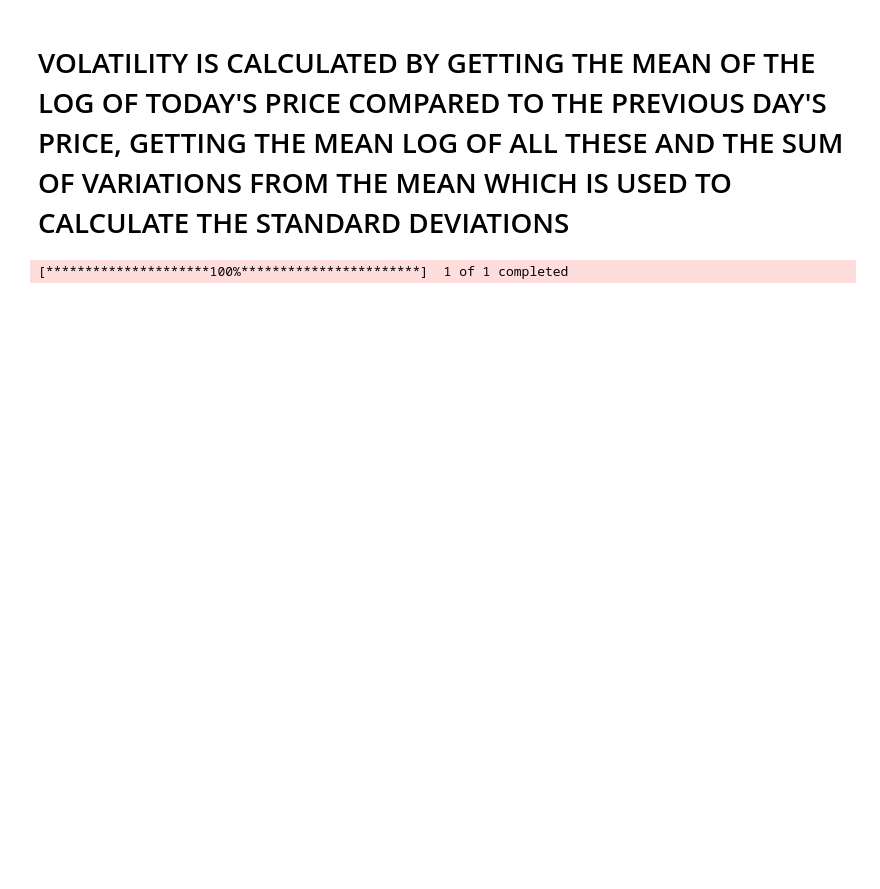
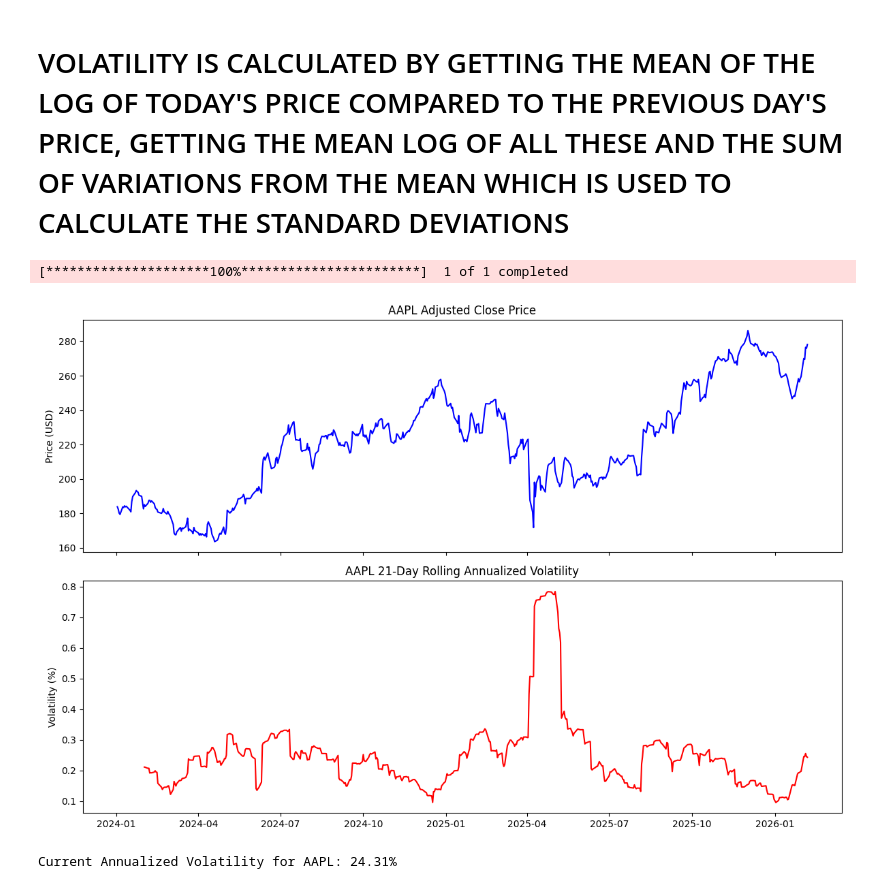
Before and after one commit to Storm00212/QUANT, a Jupyter notebook: Volatility_calculation.ipynb, the cells around one changed output. Saved outputs shown, nothing was run; the diff lists cells and outputs as text; code cells hidden in the pictures; blank space fills up the shorter version.

```diff
--- a/Volatility_calculation.ipynb
+++ b/Volatility_calculation.ipynb
@@ -45,3 +45,26 @@ data['Log_Ret'] = np.log(data['Close'] / data['Close'].shift(1))
 # We multiply by sqrt(252) to annualize the daily standard deviation
 window = 21
 data['Volatility'] = data['Log_Ret'].rolling(window=window).std() * np.sqrt(252)
+# %%
+# 5. Visualize the results
+fig, ax = plt.subplots(2, 1, figsize=(12, 8), sharex=True)
+
+# Plot Adjusted Close Price
+ax[0].plot(data['Close'], color='blue')
+ax[0].set_title(f'{ticker} Adjusted Close Price')
+ax[0].set_ylabel('Price (USD)')
+
+# Plot Annualized Volatility
+ax[1].plot(data['Volatility'], color='red')
+ax[1].set_title(f'{ticker} {window}-Day Rolling Annualized Volatility')
+ax[1].set_ylabel('Volatility (%)')
+
+plt.tight_layout()
+plt.show()
+
+# Print the most recent volatility value
+current_vol = data['Volatility'].iloc[-1]
+print(f"Current Annualized Volatility for {ticker}: {current_vol:.2%}")
+# %% [output]
+[figure, added]
+Current Annualized Volatility for AAPL: 24.31%
```
